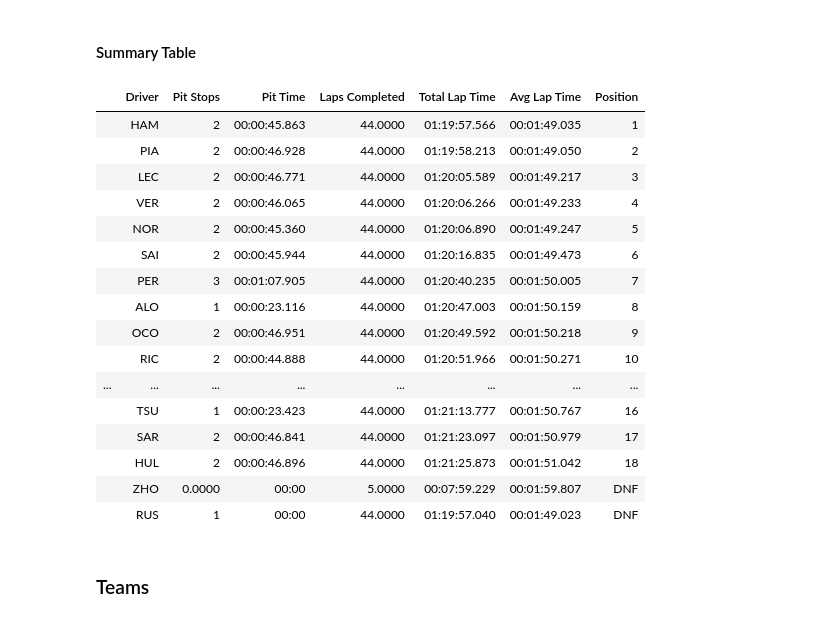
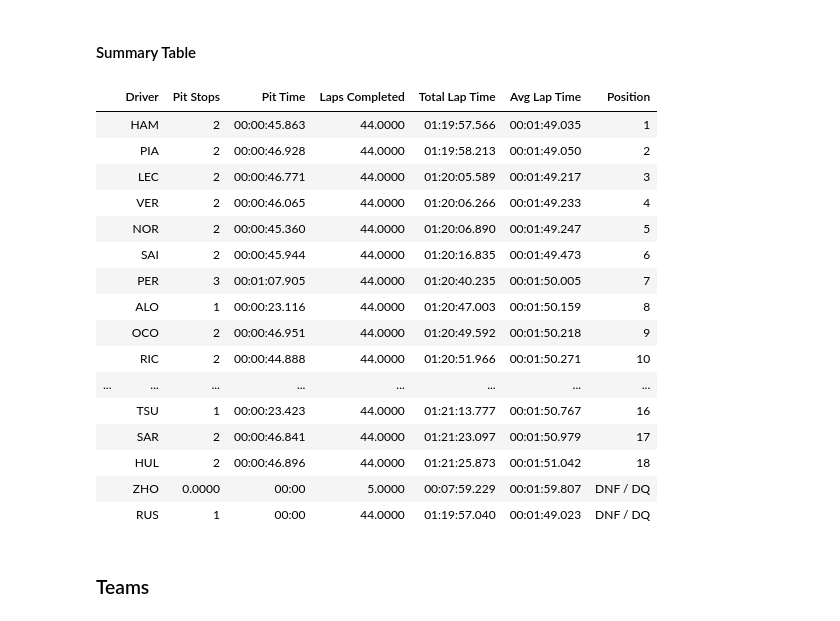
Before and after one commit to MyNameIsCalvinDavis/Data-Science, a Jupyter notebook: F1/F1.ipynb, the cells around one changed output. Saved outputs shown, nothing was run; the diff lists cells and outputs as text; code cells hidden in the pictures.

```diff
--- a/F1/F1.ipynb
+++ b/F1/F1.ipynb
@@ -202,14 +202,14 @@ def parse_laptime_ymdhms(series): # Str-printable format
             result.append(item)
     return result
 
-def convert_days_format_to_datetime(series):
+def convert_days_format_to_datetime(series, convert=True):
     # series = series.copy()
     # series = series.astype(str)
     assert type(series) == type(pd.Series())
     times = []
-    cp = series.copy()
+    cp = series.copy().astype(str)
     for t in series:
-        if type(t) == type("s"):
+        if len(t) > 4:
             # 0 Days HHMMSS.XX
             a = t.split(" ")[2]
             if "." not in a:
@@ -217,7 +217,8 @@ def convert_days_format_to_datetime(series):
             times.append(a)
         else:
             times.append(np.nan)
-    cp = pd.to_datetime(times, format='%H:%M:%S.%f')
+    if convert: cp = pd.to_datetime(times, format='%H:%M:%S.%f')
+    else: cp = times
     return cp
 # %%
 laps_raw["LapTimeDt"] = convert_days_format_to_datetime(laps_raw["LapTime"])
@@ -307,6 +324,6 @@ https://www.formula1.com/en/video/race-highlights-2024-australian-grand-prix.179
 # %%
 pits = pd.merge(laps_raw, results_raw, left_on=["EventName", "Driver"], right_on=["EventName", "Abbreviation"]) \
-    [["EventName", "Time_x", "Driver", "LapTime", "LapNumber", "Stint", "PitOutTime", "PitInTime", "ClassifiedPosition"]]
+    [["EventName", "Time_x", "Driver", "LapTime", "LapNumber", "Stint", "PitOutTime", "PitInTime", "ClassifiedPosition", "Team"]]
 
 pit_stops = pits[(pits["PitInTime"].notna()) | (pits["PitOutTime"].notna())][["EventName", "Driver", "PitOutTime", "ClassifiedPosition"]]
 pit_stops = pit_stops.dropna().drop(columns=["PitOutTime"]).groupby(["EventName", "Driver"]).count().reset_index().drop_duplicates()
@@ -1135,39 +1142,39 @@ for driver in laps["Driver"].unique():
     try:
         position = pit_times_c["ClassifiedPosition"].iloc[0]
     except IndexError:
-        position = "DNF"
+        position = "DNF / DQ"
 
     d_driver = {
         "Driver": driver,
         "Pit Stops":[pit_stops_c[["PitStops"]].sum().iloc[0]],
         "Pit Time":[str(pit_times_c["PitTime"].sum())[7:-3]],
         "Laps Completed":[laps_c.groupby(["EventName", "Driver"]).last().reset_index()["LapNumber"].sum()],
         "Total Lap Time":[lapsg.to_string(header=False, index=False)[7:-3]],
         "Avg Lap Time":[lapsgg.to_string(header=False, index=False)[7:-3]],
         "Position": [position],
     }
     df_driver = pd.DataFrame(d_driver).T
     df_driver.columns = [""]
     drivers_summary = pd.concat([drivers_summary, df_driver.T], axis=0)
 drivers_summary
 # %% [output]
 |  | Driver | Pit Stops | Pit Time | Laps Completed | Total Lap Time | Avg Lap Time | Position |
 |  | HAM | 2 | 00:00:45.863 | 44.0000 | 01:19:57.566 | 00:01:49.035 | 1 |
 |  | PIA | 2 | 00:00:46.928 | 44.0000 | 01:19:58.213 | 00:01:49.050 | 2 |
 |  | LEC | 2 | 00:00:46.771 | 44.0000 | 01:20:05.589 | 00:01:49.217 | 3 |
 |  | VER | 2 | 00:00:46.065 | 44.0000 | 01:20:06.266 | 00:01:49.233 | 4 |
 |  | NOR | 2 | 00:00:45.360 | 44.0000 | 01:20:06.890 | 00:01:49.247 | 5 |
 |  | SAI | 2 | 00:00:45.944 | 44.0000 | 01:20:16.835 | 00:01:49.473 | 6 |
 |  | PER | 3 | 00:01:07.905 | 44.0000 | 01:20:40.235 | 00:01:50.005 | 7 |
 |  | ALO | 1 | 00:00:23.116 | 44.0000 | 01:20:47.003 | 00:01:50.159 | 8 |
 |  | OCO | 2 | 00:00:46.951 | 44.0000 | 01:20:49.592 | 00:01:50.218 | 9 |
 |  | RIC | 2 | 00:00:44.888 | 44.0000 | 01:20:51.966 | 00:01:50.271 | 10 |
 | ... | ... | ... | ... | ... | ... | ... | ... |
 |  | TSU | 1 | 00:00:23.423 | 44.0000 | 01:21:13.777 | 00:01:50.767 | 16 |
 |  | SAR | 2 | 00:00:46.841 | 44.0000 | 01:21:23.097 | 00:01:50.979 | 17 |
 |  | HUL | 2 | 00:00:46.896 | 44.0000 | 01:21:25.873 | 00:01:51.042 | 18 |
-|  | ZHO | 0.0000 | 00:00 | 5.0000 | 00:07:59.229 | 00:01:59.807 | DNF |
-|  | RUS | 1 | 00:00 | 44.0000 | 01:19:57.040 | 00:01:49.023 | DNF |
+|  | ZHO | 0.0000 | 00:00 | 5.0000 | 00:07:59.229 | 00:01:59.807 | DNF / DQ |
+|  | RUS | 1 | 00:00 | 44.0000 | 01:19:57.040 | 00:01:49.023 | DNF / DQ |
 # %% [markdown]
 ### Teams
 # %% [markdown]
```
Also changed, not shown: parts of 5 cells of this notebook.
